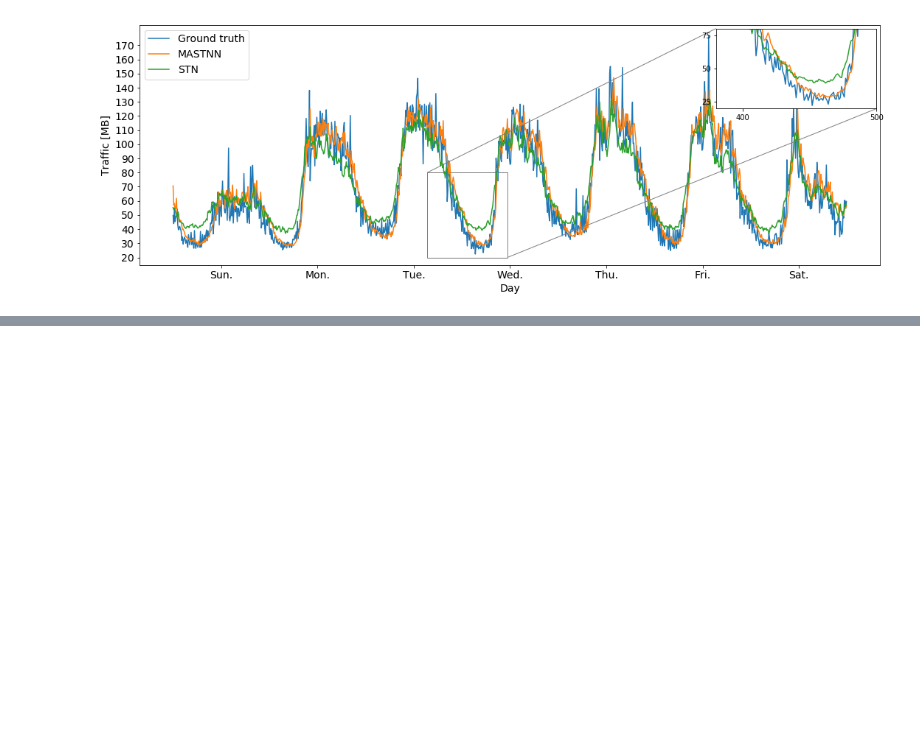
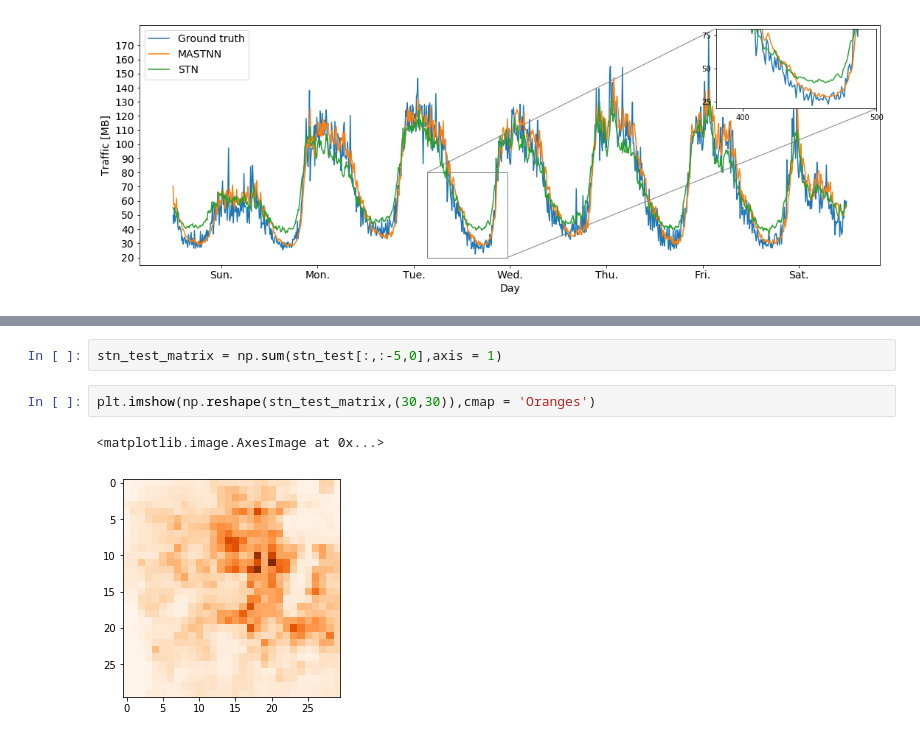
Before and after one commit to Elliebababa/Multi-Attention-Spatiotemporal-Network-for-mobile-traffic-prediction, a Jupyter notebook: notebook/1.0-ell-result-visualization.ipynb, the cells around one changed output, grey strips where cells are left out. Drawn from its saved outputs; the diff is of its cells as text; blank space fills up the shorter version.

```diff
--- a/notebook/1.0-ell-result-visualization.ipynb
+++ b/notebook/1.0-ell-result-visualization.ipynb
@@ -324,0 +339,7 @@ plt.show()
+# %%
+stn_test_matrix = np.sum(stn_test[:,:-5,0],axis = 1)
+# %%
+plt.imshow(np.reshape(stn_test_matrix,(30,30)),cmap = 'Oranges')
+# %% [output]
+<matplotlib.image.AxesImage at 0x...>
+[figure, added]
```
Also changed, not shown: parts of 4 cells of this notebook, 3 other files.
